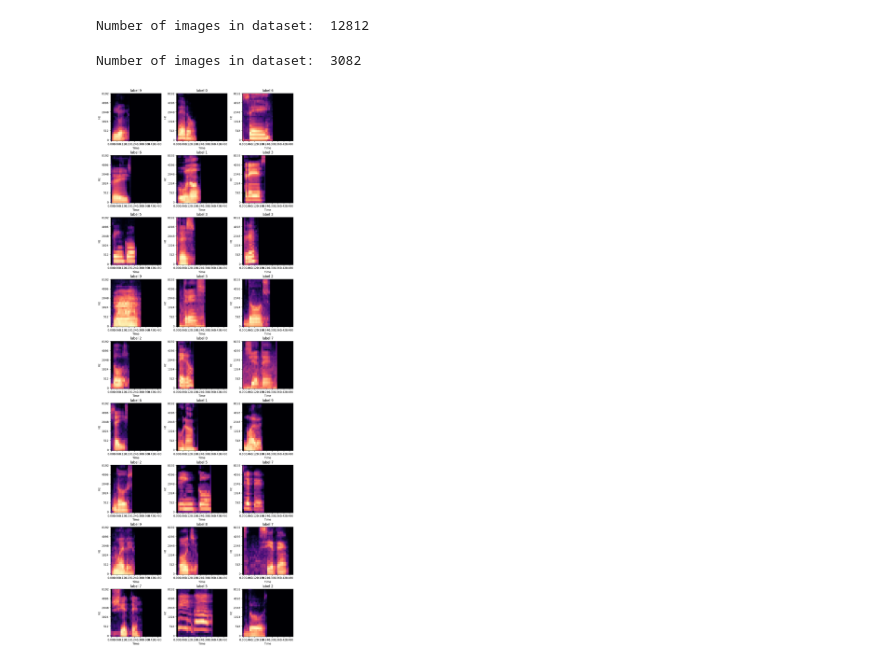
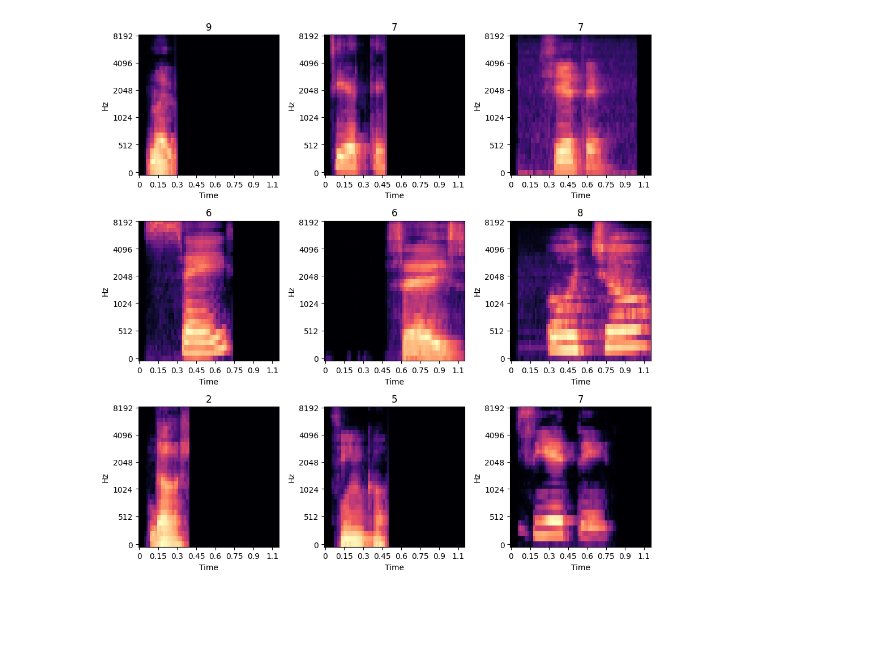
Before and after one commit to Joanjajas/tds, a Jupyter notebook: pracs/prac6/practica6.ipynb, the cells around one changed output. Cells and saved outputs as stored; diff of their text form; code cells hidden in the pictures; blank space fills up the shorter version.

```diff
--- a/pracs/prac6/practica6.ipynb
+++ b/pracs/prac6/practica6.ipynb
@@ -110,36 +108,38 @@ data_labels = {
     "nueve": 9,
 }
 
-training_dataset = create_dataset("data/train/", data_labels, spec_params)
-validation_dataset = create_dataset("data/test", data_labels, spec_params)
+if TRAIN:
+    training_dataset = create_dataset("data/train/", data_labels, spec_params)
+    validation_dataset = create_dataset("data/test", data_labels, spec_params)
+
+    torch.save(training_dataset, "training_dataset.pt")
+    torch.save(validation_dataset, "validation_dataset.pt")
-# %% [output]
-Number of images in dataset:  12812
-Number of images in dataset:  3082
 # %%
-def show_samples(dataset, nrows=9, ncols=3):
-    fig, ax = plt.subplots(nrows, ncols, figsize=(ncols * 4, nrows * 4))
-    axl = ax.flatten()
+def show_samples(dataset, nrows=3, ncols=3):
+    _, axes = plt.subplots(nrows=nrows, ncols=ncols, figsize=(10, 10))
 
-    num_samples = len(training_dataset)
-    for k in range(len(axl)):
-        sample_idx = np.random.randint(0, num_samples)
-        spec, label = dataset[sample_idx]
-        librosa.display.specshow(
-            spec[0].numpy(),
-            sr=16000,
-            hop_length=240,
-            x_axis="time",
-            y_axis="mel",
-            ax=axl[k],
-        )
-        # axl[k].imshow(spec[0])
-        axl[k].set_title(f"label {label}")
-    plt.subplots_adjust(hspace=0.3, wspace=0.3)
+    for i in range(nrows):
+        for j in range(ncols):
+            idx = np.random.randint(0, len(dataset))
+            specgram, label = dataset[idx]
+
+            librosa.display.specshow(
+                specgram[0].numpy(),
+                sr=spec_params.sample_rate,
+                hop_length=round(spec_params.window_length / 2),
+                x_axis="time",
+                y_axis="mel",
+                ax=axes[i, j],
+            )
+            axes[i, j].set_title(label.item())
+
+    plt.tight_layout()
 
 
+training_dataset = torch.load("training_dataset.pt")
 show_samples(training_dataset)
 # %% [output]
-[figure, old version]
+[figure, new version]
 # %%
 class conv_layer(nn.Sequential):
     def __init__(self, input_feat, out_feat, max_pool=True):
```
Also changed, not shown: parts of 11 cells of this notebook, 3 other files.
